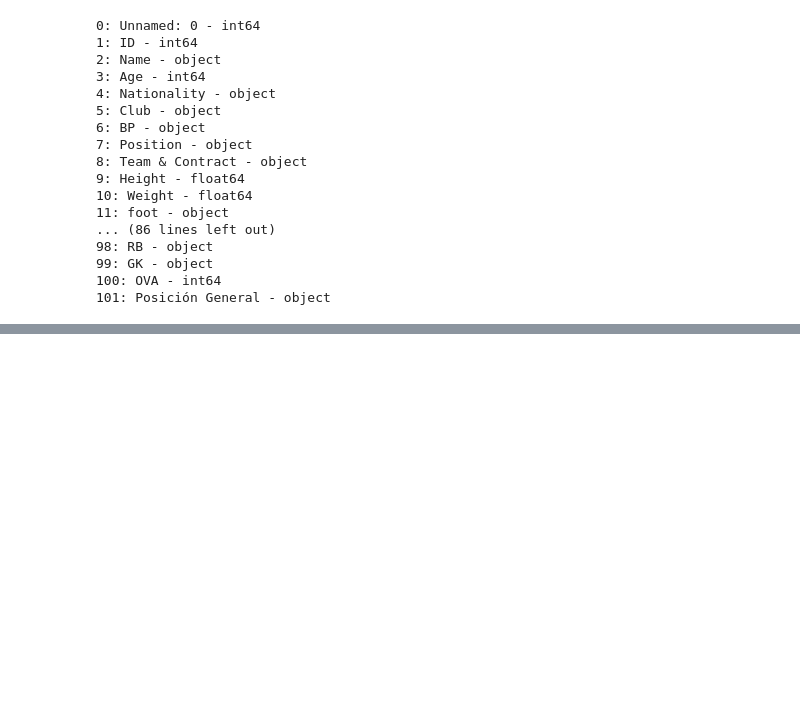
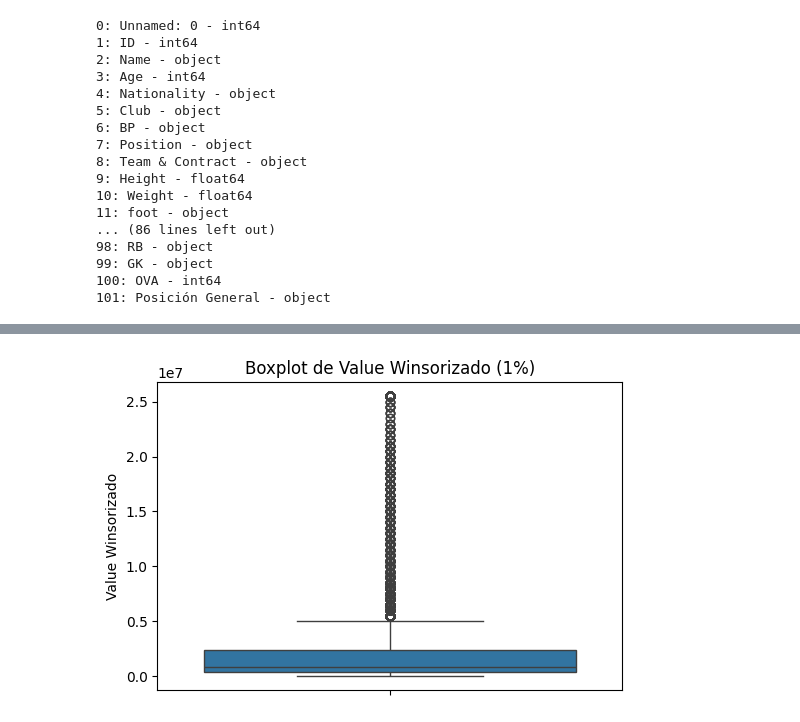
Before and after one commit to javigs712/ironhack-bootcamp, a Jupyter notebook: 1.- Python y DataFrames/Ejercicios_fifa_Limpieza_analisis_datos-JAVIER.ipynb, the cells around one changed output, grey strips where cells are left out. Saved outputs shown, nothing was run; the diff lists cells and outputs as text; code cells hidden in the pictures; blank space fills up the shorter version.

```diff
--- a/1.- Python y DataFrames/Ejercicios_fifa_Limpieza_analisis_datos-JAVIER.ipynb
+++ b/1.- Python y DataFrames/Ejercicios_fifa_Limpieza_analisis_datos-JAVIER.ipynb
@@ -485,0 +651,8 @@ for i, col in enumerate(df_fifa.columns):
+# %%
+plt.figure(figsize=(6, 4))
+sns.boxplot(y=df_fifa["Value_winsor_1"])
+plt.title("Boxplot de Value Winsorizado (1%)")
+plt.ylabel("Value Winsorizado")
+plt.show()
+# %% [output]
+[figure, added]
```
Also changed, not shown: parts of 30 cells of this notebook.
